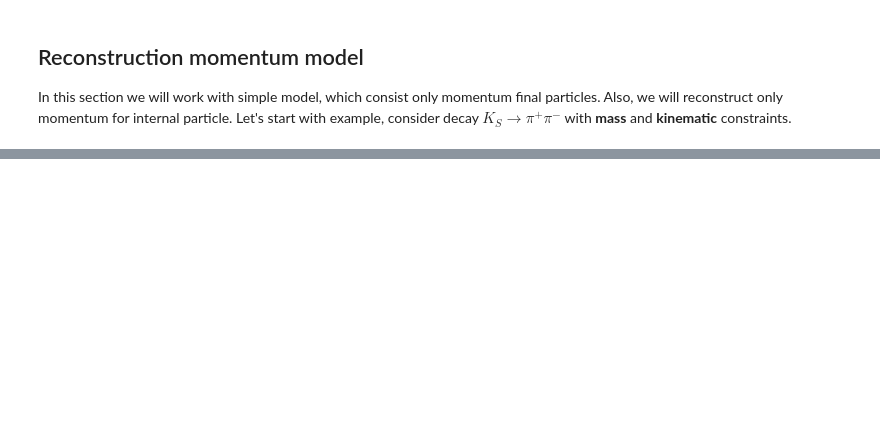
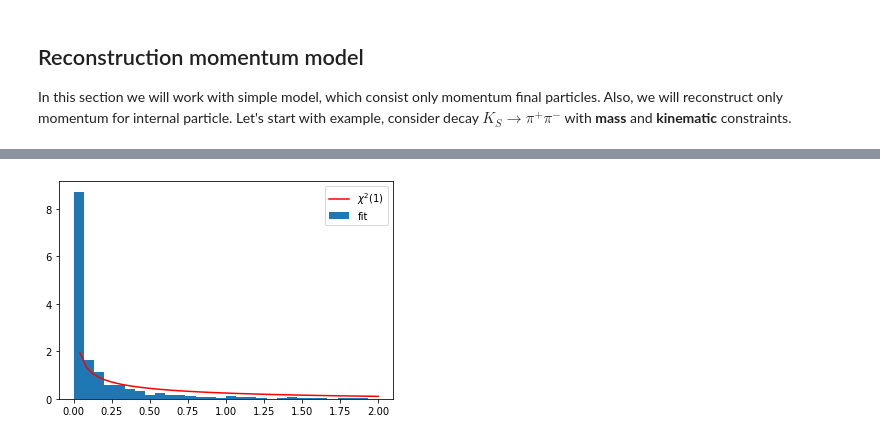
Before and after one commit to ddyak/sct-fitter, a Jupyter notebook: examples/kspipi.ipynb, the cells around one changed output, grey strips where cells are left out. Drawn from its saved outputs; the diff is of its cells as text; code cells hidden in the pictures; blank space fills up the shorter version.

```diff
--- a/examples/kspipi.ipynb
+++ b/examples/kspipi.ipynb
@@ -76,0 +95,22 @@ r_ks = genpcls['Ks0']['pos']
+# %%
+chis = []
+
+pip_ks_m = genpcls['pi+_Ks0']['meas_mom'].as_array / 1e3
+pim_ks_m = genpcls['pi-_Ks0']['meas_mom'].as_array / 1e3
+pip_cov = genpcls['pi+_Ks0']['momcov'] / 1e6
+pim_cov = genpcls['pi-_Ks0']['momcov'] / 1e6
+
+for i in range(1000):
+    pip_ks = fitter.Particle(211, momentum=pip_ks_m[i], cov=pip_cov[i])
+    pim_ks = fitter.Particle(-211, momentum=pim_ks_m[i], cov=pim_cov[i])
+    ks = fitter.Particle(311, daughters=[pip_ks, pim_ks])
+
+    chi = ks.fit()
+    chis.append(chi)
+# %%
+x = np.linspace(0, 2)
+plt.plot(x, stats.chi2.pdf(x, 1), 'r', label=r'$\chi^2(1)$')
+plt.hist(chis, bins=30, range=(0, 2), density=True, label='fit');
+plt.legend();
+# %% [output]
+[figure, added]
```
Also changed, not shown: parts of 13 cells of this notebook, 5 other files.
